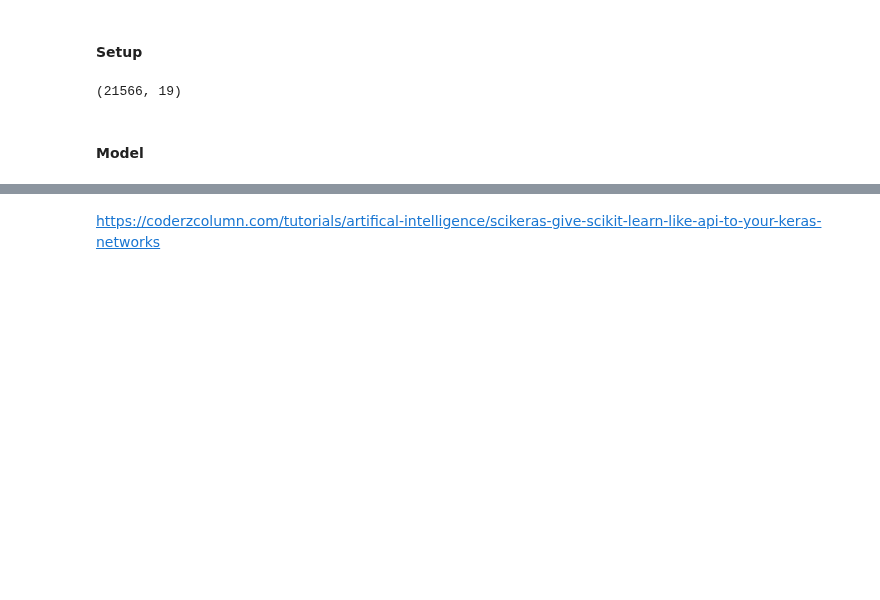
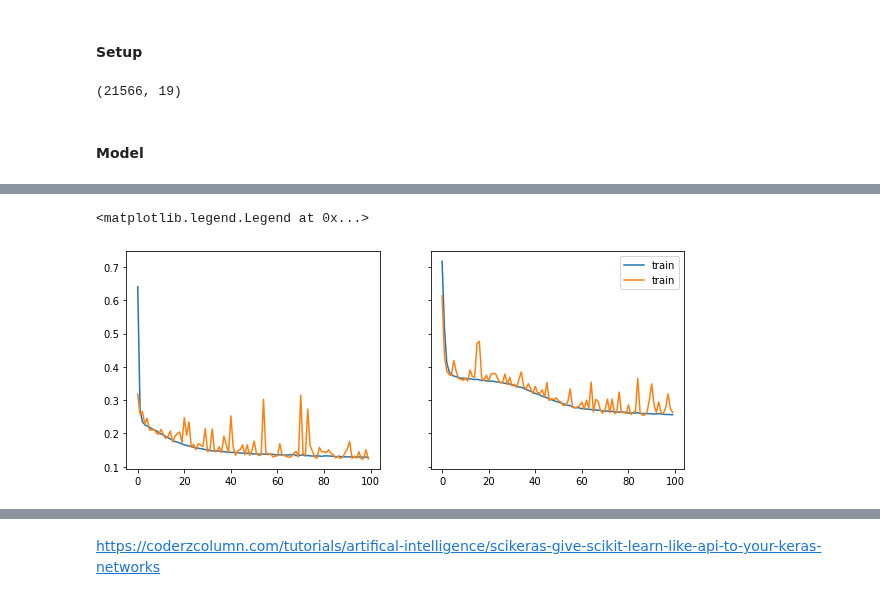
Before and after one commit to StephenTGibson/COMP527-colabNotebooks, a Jupyter notebook: COMP534-AppliedArtificialIntelligence/COMP534-CA2.ipynb, the cells around one changed output, grey strips where cells are left out. Cells and saved outputs as stored; diff of their text form; code cells hidden in the pictures; blank space fills up the shorter version.

```diff
--- a/COMP534-AppliedArtificialIntelligence/COMP534-CA2.ipynb
+++ b/COMP534-AppliedArtificialIntelligence/COMP534-CA2.ipynb
@@ -138,14 +142,14 @@ y_test = targetScaler.transform(y_test)
 #### Model
 # %%
 # define base model
-def model():
+def lossModel(loss):
     # create model
     model = Sequential()
-    model.add(Dense(units=32, input_shape=(18,),  activation='relu'))
-    model.add(Dense(units=32, activation='relu'))
+    model.add(Dense(units=24, input_shape=(18,),  activation='relu'))
+    model.add(Dense(units=24, activation='relu'))
 #     model.add(Dense(16, input_dim=8, activation='relu'))
 #     model.add(Dense(16, input_dim=8, activation='relu'))
-    model.add(Dense(units=1))
+    model.add(Dense(units=1, activation='linear'))
     # Compile model
-    #model.compile(loss='mean_squared_error', optimizer='Adam')
+    model.compile(loss=loss, optimizer='SGD')
     return model
@@ -152 +158,9 @@ def model():
+# %%
+X_trainLoss, X_validateLoss, y_trainLoss, y_validateLoss = train_test_split(X_train,
+                                                    y_train,
+                                                    test_size=0.20,
+                                                    #stratify=y,
+                                                    shuffle=False,
+                                                    #random_state=123,
+                                                    )
 # %%
@@ -187,0 +192,20 @@ Valid: 0.105
+# %%
+fig, axs = plt.subplots(1, 2, figsize=(10,4), sharey=True)
+
+#axs[0] = sns.lineplot(y=histDict['MSE']['loss'])
+
+axs[0].plot(histDict['MSE']['loss'], label='train')
+axs[0].plot(histDict['MSE']['val_loss'], label='train')
+
+axs[1].plot(histDict['MAE']['loss'], label='train')
+axs[1].plot(histDict['MAE']['val_loss'], label='train')
+# ax.plot(historyMSE.history['val_loss'], label='valid', alpha=0.8)
+
+# #ax.set(yscale="log") #xscale="log",
+
+# ax.set_ylim([0, 0.5])
+
+plt.legend()
+# %% [output]
+<matplotlib.legend.Legend at 0x...>
+[figure, added]
```
Also changed, not shown: parts of 30 cells of this notebook.
